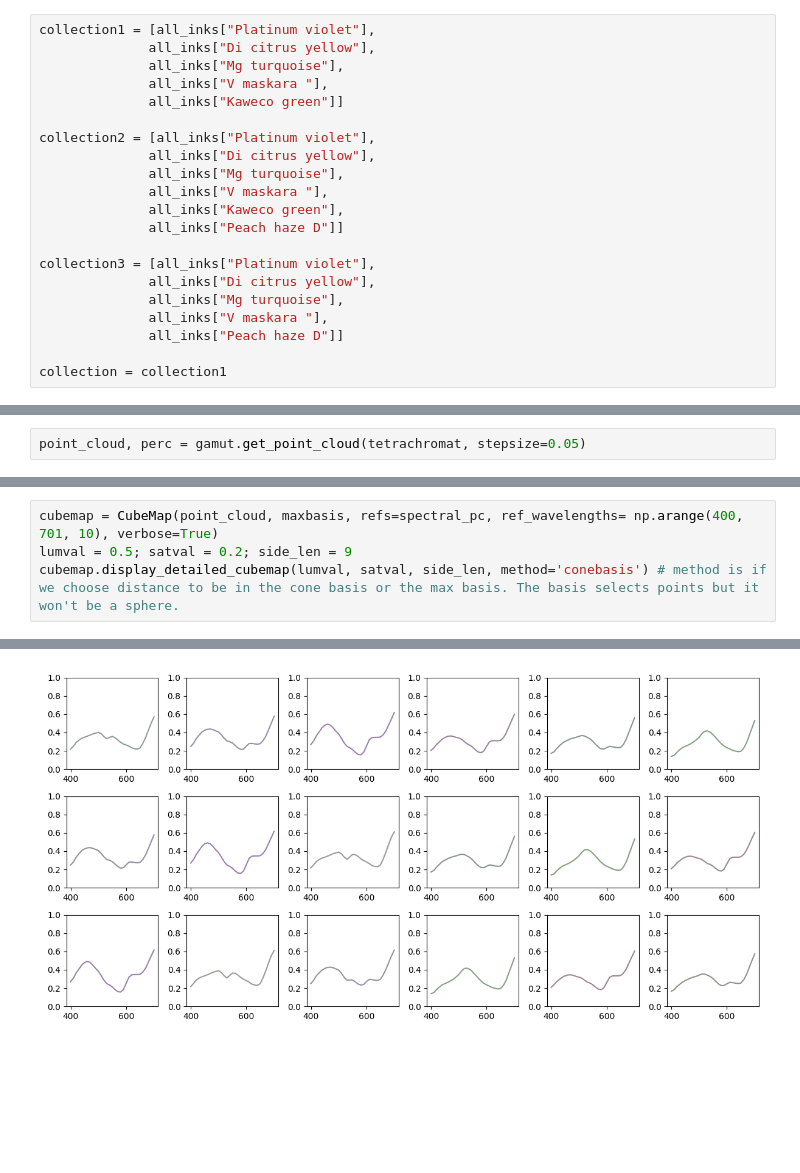
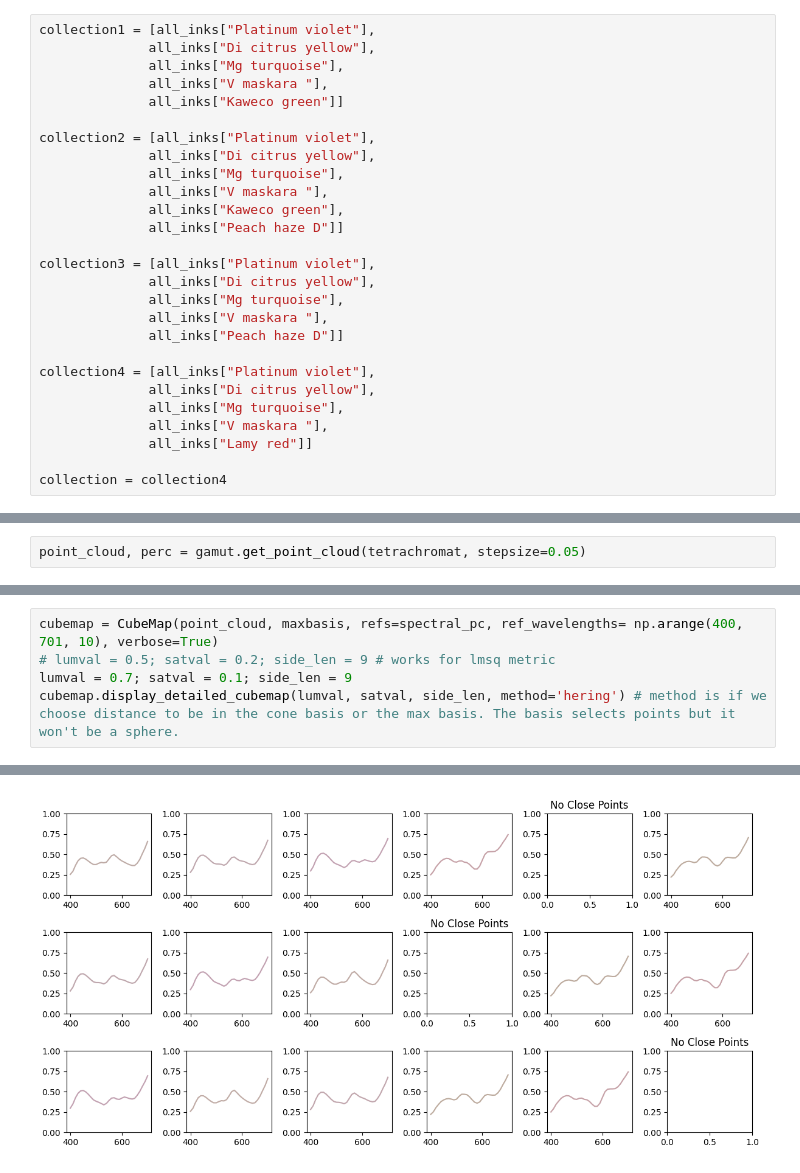
Before and after one commit to varunneal/ChromaLab, a Jupyter notebook: notebooks/development/TestCombined.ipynb, the cells around one changed output, grey strips where cells are left out. Cells and saved outputs as stored; diff of their text form; blank space fills up the shorter version.

```diff
--- a/notebooks/development/TestCombined.ipynb
+++ b/notebooks/development/TestCombined.ipynb
@@ -77,7 +77,13 @@ collection3 = [all_inks["Platinum violet"],
               all_inks["V maskara "],
               all_inks["Peach haze D"]]
 
-collection = collection1
+collection4 = [all_inks["Platinum violet"],
+              all_inks["Di citrus yellow"],
+              all_inks["Mg turquoise"],
+              all_inks["V maskara "],
+              all_inks["Lamy red"]]
+
+collection = collection4
 # %%
 paper = cmy_primaries_dict["000"]
 d65 = Illuminant.get("d65")
@@ -114,5 +118,6 @@ plt.show()
 # %%
 cubemap = CubeMap(point_cloud, maxbasis, refs=spectral_pc, ref_wavelengths= np.arange(400, 701, 10), verbose=True)
-lumval = 0.5; satval = 0.2; side_len = 9
-cubemap.display_detailed_cubemap(lumval, satval, side_len, method='conebasis') # method is if we choose distance to be in the cone basis or the max basis. The basis selects points but it won't be a sphere.
+# lumval = 0.5; satval = 0.2; side_len = 9 # works for lmsq metric
+lumval = 0.7; satval = 0.1; side_len = 9
+cubemap.display_detailed_cubemap(lumval, satval, side_len, method='hering') # method is if we choose distance to be in the cone basis or the max basis. The basis selects points but it won't be a sphere.
 # %% [output]
@@ -121 +126 @@ cubemap.display_detailed_cubemap(lumval, satval, side_len, method='conebasis') #
-[figure, old version]
+[figure, new version]
```
Also changed, not shown: parts of 5 cells of this notebook, 2 other files.
